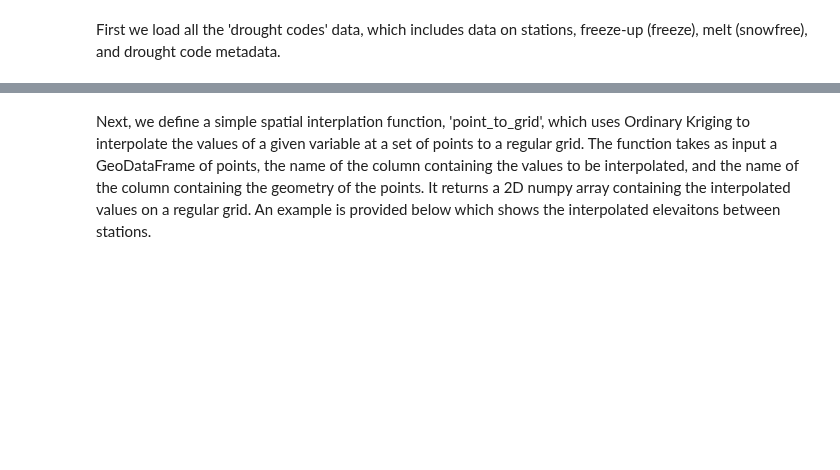
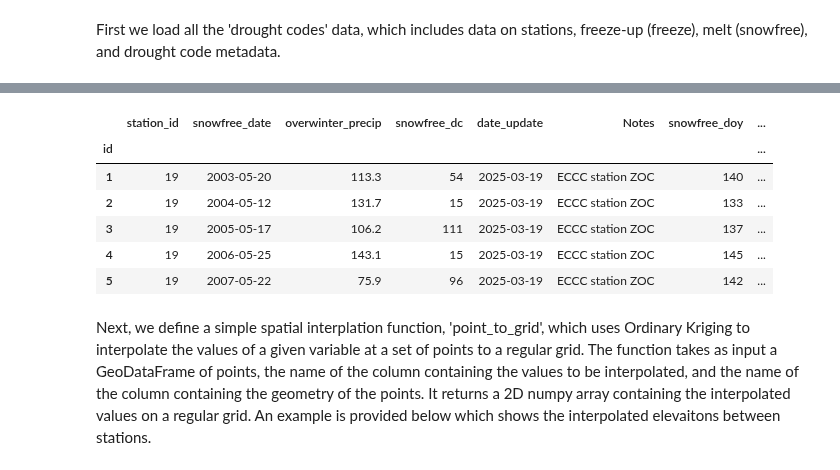
Before and after one commit to YukonWRB/YGwater, a Jupyter notebook: dev/freshet_forecasting/main.ipynb, the cells around one changed output, grey strips where cells are left out. Cells and saved outputs as stored; diff of their text form; code cells hidden in the pictures; blank space fills up the shorter version.

```diff
--- a/dev/freshet_forecasting/main.ipynb
+++ b/dev/freshet_forecasting/main.ipynb
@@ -51,6 +52,16 @@ constants = get_drought_codes_table('dc_constants')
 stations_gdf.explore()
 # %% [output]
 [interactive output not drawn]
+# %%
+snowfree.head()
+# %% [output]
+|  | station_id | snowfree_date | overwinter_precip | snowfree_dc | date_update | Notes | snowfree_doy | ... |
+| id |  |  |  |  |  |  |  | ... |
+| 1 | 19 | 2003-05-20 | 113.3 | 54 | 2025-03-19 | ECCC station ZOC | 140 | ... |
+| 2 | 19 | 2004-05-12 | 131.7 | 15 | 2025-03-19 | ECCC station ZOC | 133 | ... |
+| 3 | 19 | 2005-05-17 | 106.2 | 111 | 2025-03-19 | ECCC station ZOC | 137 | ... |
+| 4 | 19 | 2006-05-25 | 143.1 | 15 | 2025-03-19 | ECCC station ZOC | 145 | ... |
+| 5 | 19 | 2007-05-22 | 75.9 | 96 | 2025-03-19 | ECCC station ZOC | 142 | ... |
 # %% [markdown]
 Next, we define a simple spatial interplation function, 'point_to_grid', which uses Ordinary Kriging to interpolate the values of a given variable at a set of points to a regular grid. The function takes as input a GeoDataFrame of points, the name of the column containing the values to be interpolated, and the name of the column containing the geometry of the points. It returns a 2D numpy array containing the interpolated values on a regular grid. An example is provided below which shows the interpolated elevaitons between stations.
 # %%
```
Also changed, not shown: parts of 18 cells of this notebook, 7 other files.
